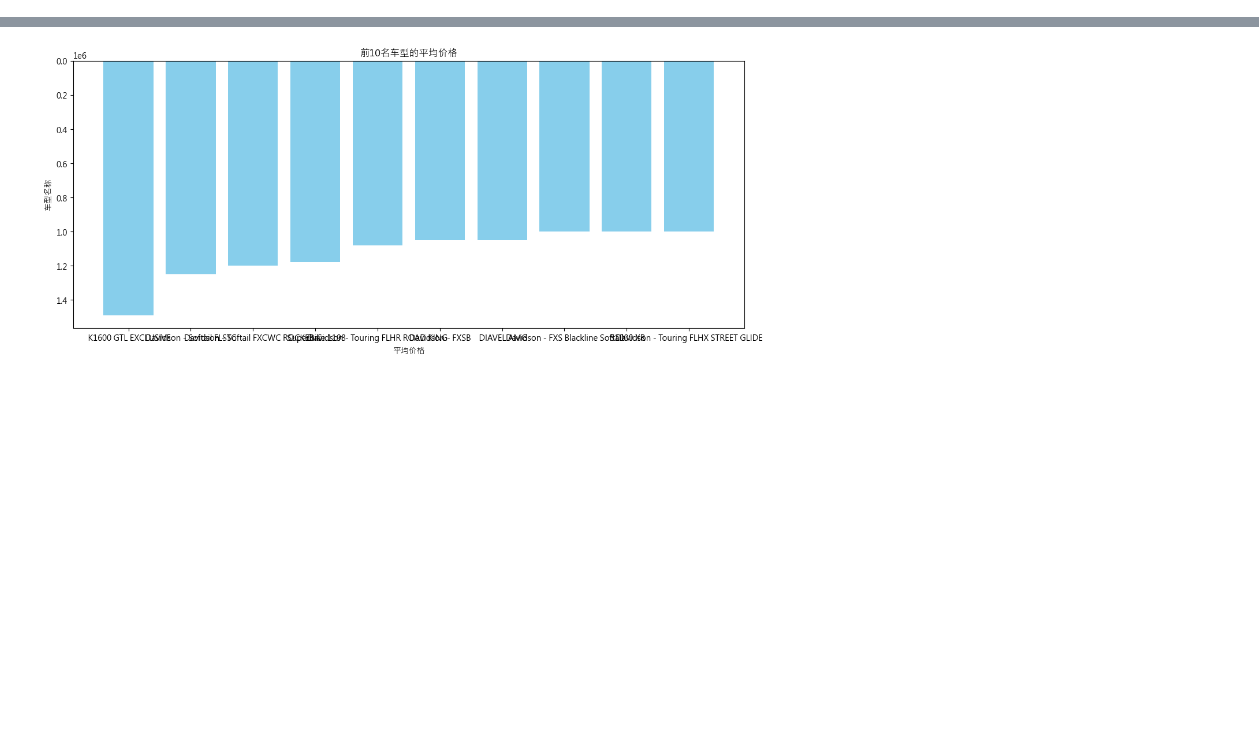
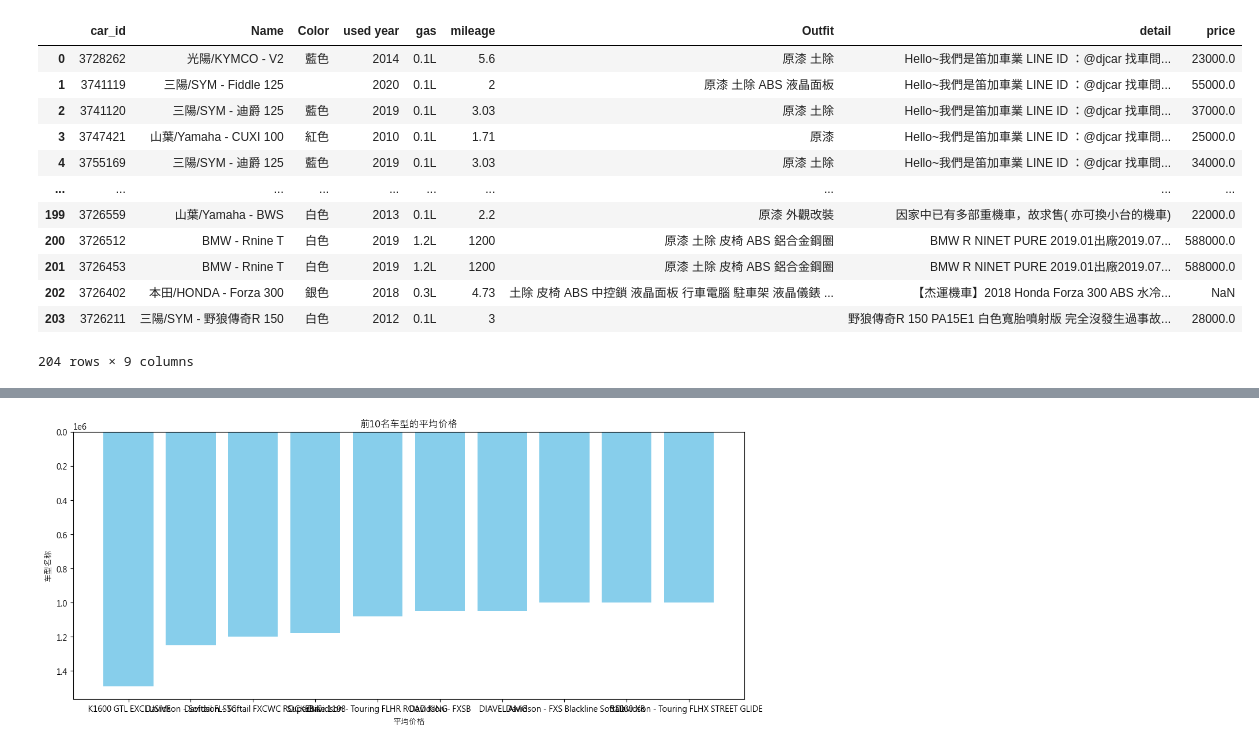
Before and after one commit to TamChonMan/motorbike_Scraper, a Jupyter notebook: motorcycle_scap.ipynb, the cells around one changed output, grey strips where cells are left out. Cells and saved outputs as stored; diff of their text form; code cells hidden in the pictures; blank space fills up the shorter version.

```diff
--- a/motorcycle_scap.ipynb
+++ b/motorcycle_scap.ipynb
@@ -9,0 +15,3 @@ from importlib import reload
+# %%
+reload(scrap)
+car_scaper = scrap.CarScraper(df_car)
@@ -10,4 +20,3 @@ from importlib import reload
 # %%
-saling_id = scrap1.scrape_all_id(0,30,'div','text-box')
-# sold_links = scrape_all_links(270,9299,'li','text-box')
+saling_id = car_scaper.scrape_all_id(30,270,'div','text-box')
 # %% [output]
@@ -45,4 +63,19 @@ for soup in all_link_soup:
     except:
         no_info.append(soup)
 # %%
-df_car_info = pd.DataFrame(car_info)
+df_car2 = pd.DataFrame(car_info)
+df_car2
+# %% [output]
+|  | car_id | Name | Color | used year | gas | mileage | Outfit | detail | price |
+| 0 | 3728262 | 光陽/KYMCO - V2 | 藍色 | 2014 | 0.1L | 5.6 | 原漆 土除 | Hello~我們是笛加車業 LINE ID ：@djcar 找車問... | 23000.0 |
+| 1 | 3741119 | 三陽/SYM - Fiddle 125 |  | 2020 | 0.1L | 2 | 原漆 土除 ABS 液晶面板 | Hello~我們是笛加車業 LINE ID ：@djcar 找車問... | 55000.0 |
+| 2 | 3741120 | 三陽/SYM - 迪爵 125 | 藍色 | 2019 | 0.1L | 3.03 | 原漆 土除 | Hello~我們是笛加車業 LINE ID ：@djcar 找車問... | 37000.0 |
+| 3 | 3747421 | 山葉/Yamaha - CUXI 100 | 紅色 | 2010 | 0.1L | 1.71 | 原漆 | Hello~我們是笛加車業 LINE ID ：@djcar 找車問... | 25000.0 |
+| 4 | 3755169 | 三陽/SYM - 迪爵 125 | 藍色 | 2019 | 0.1L | 3.03 | 原漆 土除 | Hello~我們是笛加車業 LINE ID ：@djcar 找車問... | 34000.0 |
+| ... | ... | ... | ... | ... | ... | ... | ... | ... | ... |
+| 199 | 3726559 | 山葉/Yamaha - BWS | 白色 | 2013 | 0.1L | 2.2 | 原漆 外觀改裝 | 因家中已有多部重機車，故求售( 亦可換小台的機車) | 22000.0 |
+| 200 | 3726512 | BMW - Rnine T | 白色 | 2019 | 1.2L | 1200 | 原漆 土除 皮椅 ABS 鋁合金鋼圈 | BMW R NINET PURE 2019.01出廠2019.07... | 588000.0 |
+| 201 | 3726453 | BMW - Rnine T | 白色 | 2019 | 1.2L | 1200 | 原漆 土除 皮椅 ABS 鋁合金鋼圈 | BMW R NINET PURE 2019.01出廠2019.07... | 588000.0 |
+| 202 | 3726402 | 本田/HONDA - Forza 300 | 銀色 | 2018 | 0.3L | 4.73 | 土除 皮椅 ABS 中控鎖 液晶面板 行車電腦 駐車架 液晶儀錶 ... | 【杰運機車】2018 Honda Forza 300 ABS 水冷... | NaN |
+| 203 | 3726211 | 三陽/SYM - 野狼傳奇R 150 | 白色 | 2012 | 0.1L | 3 |  | 野狼傳奇R 150 PA15E1 白色寬胎噴射版 完全沒發生過事故... | 28000.0 |
+204 rows × 9 columns
```
Also changed, not shown: parts of 27 cells of this notebook, 3 other files.
